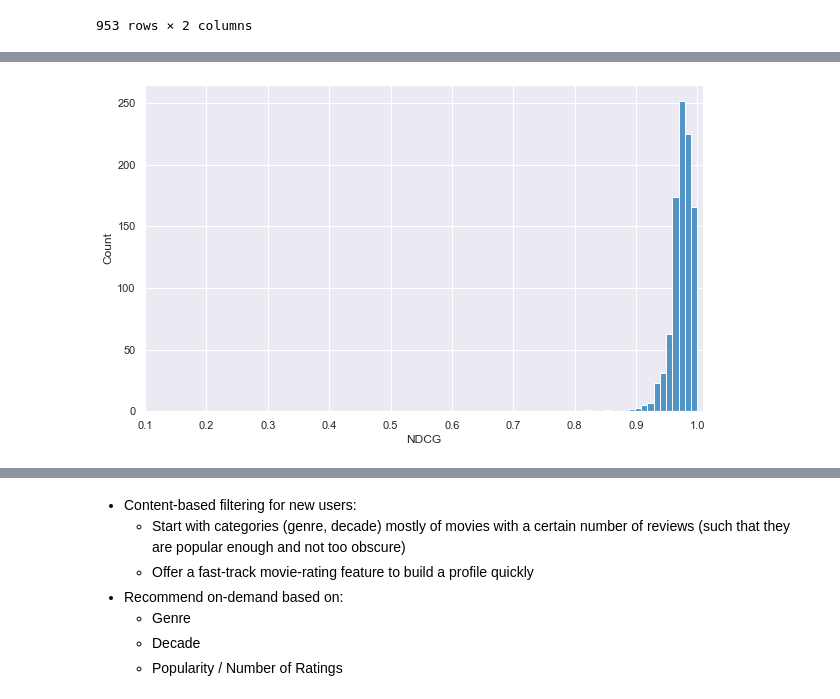
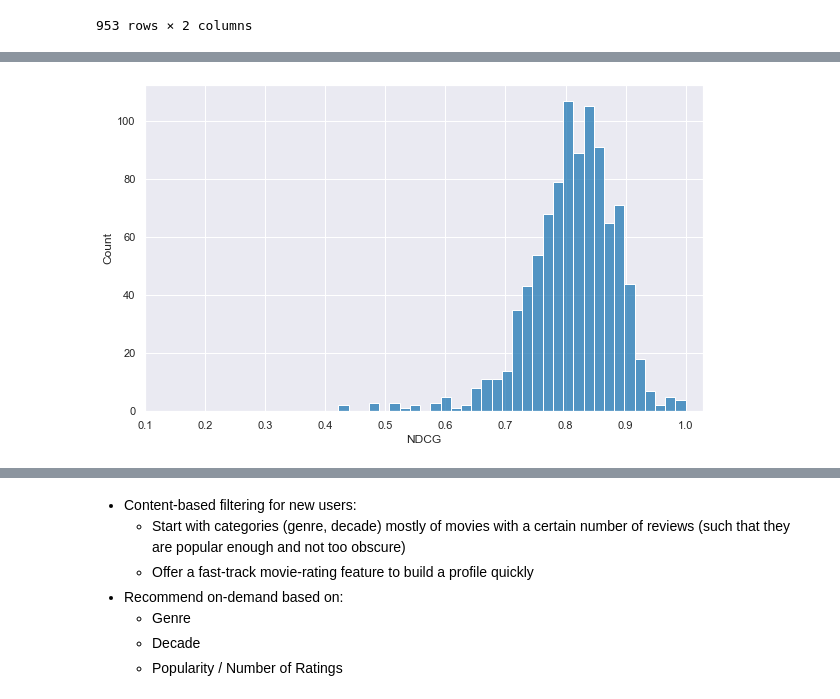
Before and after one commit to willcd/module4-project, a Jupyter notebook: notebook.ipynb, the cells around one changed output, grey strips where cells are left out. Drawn from its saved outputs; the diff is of its cells as text; code cells hidden in the pictures.

```diff
--- a/notebook.ipynb
+++ b/notebook.ipynb
@@ -290,20 +352,18 @@ ratings_full = pd.read_csv('./data/full/ratings.csv')
 # %%
 good_titles = []
 good_ids = []
-
-i = 0
 
 titles = list(movies_full.title)
 movieIds = list(movies_full.movieId)
 
 for i in range(len(titles)):
-    if title:
+    if titles[i]:
         if titles[i][-1] == ')':
             if titles[i][-2].isdigit():
                 good_titles.append(titles[i])
                 good_ids.append(movieIds[i])
         elif titles[i][-2:-1] == ') ':
-            if titles[i][-2].isdigit():
+            if titles[i][-3].isdigit():
                 good_titles.append(titles[i][:-1])
                 good_ids.append(movieIds[i])
 # %%
@@ -532,0 +609,5 @@ only showing top 20 rows
+# %%
+pred_train = model.transform(train)
+pred_test = model.transform(test)
+ndcg = NDCG(pred_train, pred_test)
+print("Initial model NDCG score:", ndcg[0])
@@ -641,24 +796,26 @@ def dcg(values, k):
 # %%
-NDCG = []
+NDCG_scores = []
+
+userIds = list(pred_train_df.userId.unique())
 
 for i in range(len(userIds)):
+    userId = userIds[i]
     user_test_df = pred_test_df[pred_test_df['userId']==userId]
     user_train_df = pred_train_df[pred_train_df['userId']==userId]
     user_df = pd.concat([user_test_df, user_train_df])
-    userId = userIds[i]
 
-    l1_df = user_df.sort_values(by='prediction', ascending=False)
+    l1_df = user_df.sample(frac=1, random_state=i+1)
     l2_df = user_df.sort_values(by='rating', ascending=False)
-    l1 = np.array(l1_df['rating'])
-    l2 = np.array(l2_df['rating'])
+    l1 = list(l1_df['rating'])
+    l2 = list(l2_df['rating'])
+    k = int(len(l1)/2) - 1
 
-    k = int(len(l1)/2) - 1
     ndcg = dcg(l1, k) / dcg(l2, k)
-    NDCG.append(ndcg)
+    NDCG_scores.append(ndcg)
 
-ndcg_mean = np.mean(NDCG)
-ndcg_max = np.max(NDCG)
-ndcg_min = np.min(NDCG)
+ndcg_mean = np.mean(NDCG_scores)
+ndcg_max = np.max(NDCG_scores)
+ndcg_min = np.min(NDCG_scores)
 # %%
 print(ndcg_mean, ndcg_max, ndcg_min)
 # %% [output]
@@ -666,7 +823,7 @@ print(ndcg_mean, ndcg_max, ndcg_min)
 # %%
 plt.figure(figsize=(10,6))
-ax = sns.histplot(NDCG, bins=18)
+ax = sns.histplot(NDCG_scores)
 ax.set_xticks([.1,.2,.3,.4,.5,.6,.7,.8,.9,1])
 ax.set_xlabel('NDCG');
 # %% [output]
-[figure, old version]
+[figure, new version]
```
Also changed, not shown: parts of 58 cells of this notebook.
